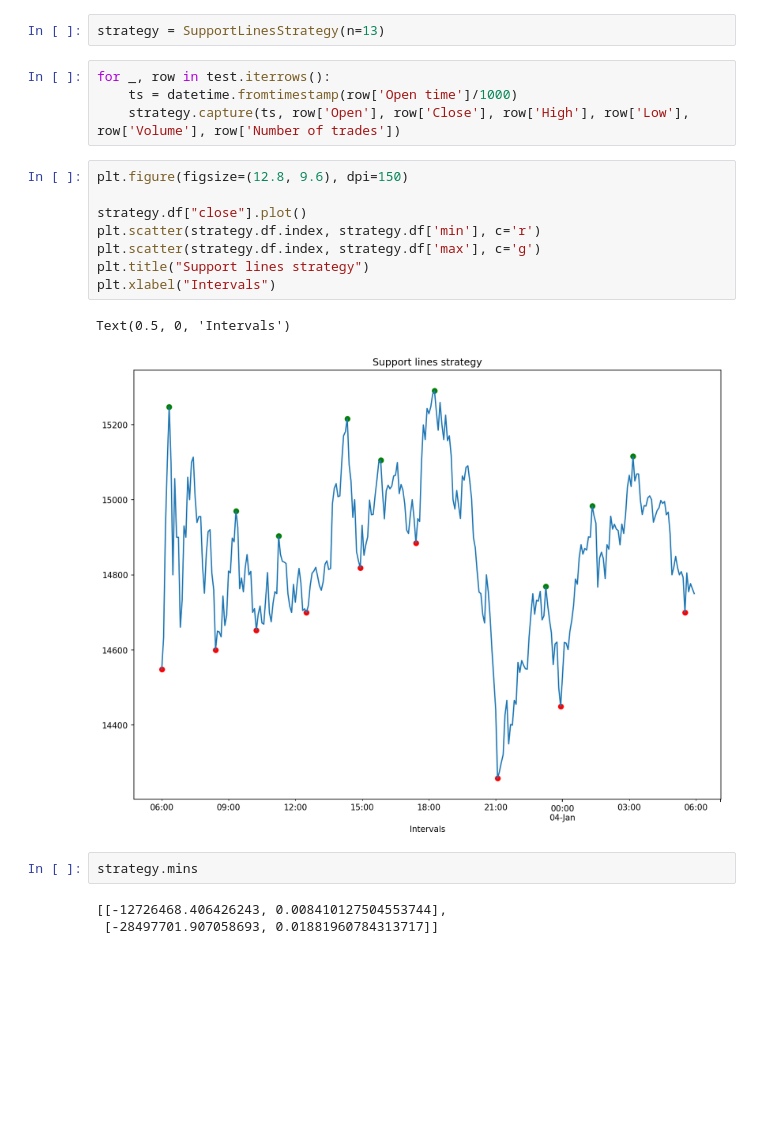
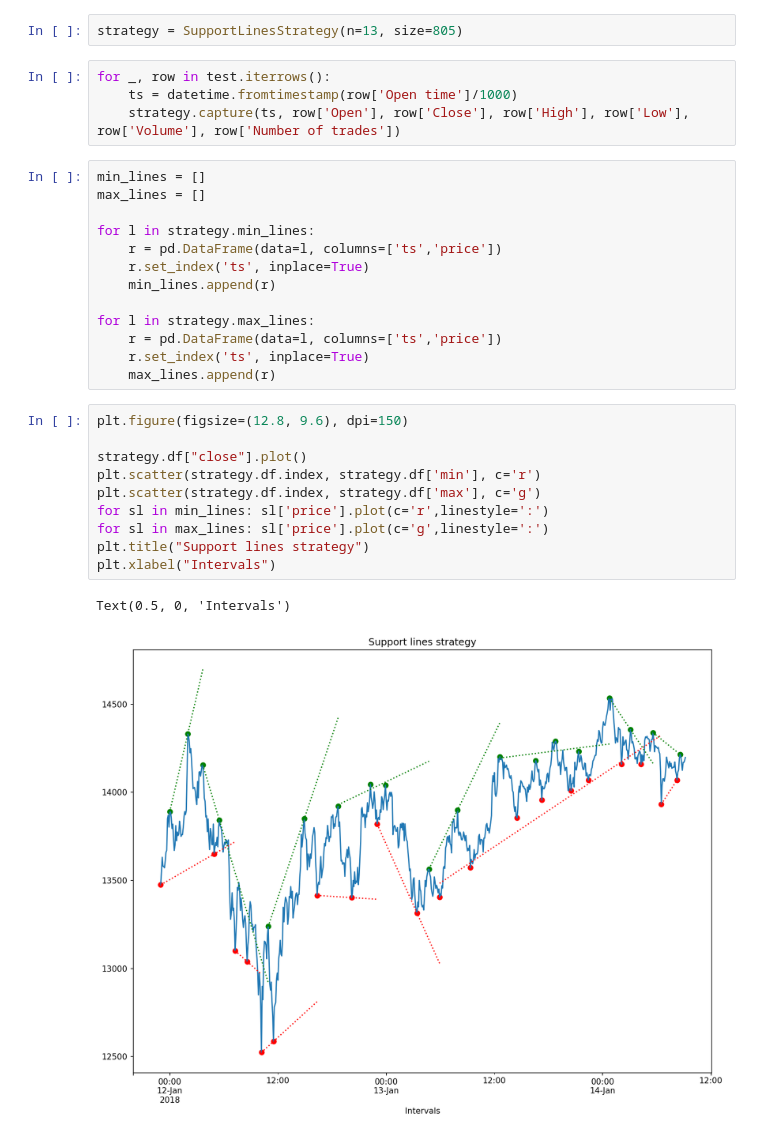
Before and after one commit to akucherov/py-trader, a Jupyter notebook: SupportLinesStrategy.ipynb, the cells around one changed output. Saved outputs shown, nothing was run; the diff lists cells and outputs as text; blank space fills up the shorter version.

Commit message:
Plots for support lines

```diff
--- a/SupportLinesStrategy.ipynb
+++ b/SupportLinesStrategy.ipynb
@@ -10,22 +11,32 @@ test = pd.read_csv('./data/2018-1-1-BTCUSDT-5m.csv').take(range(805))
 # %%
-strategy = SupportLinesStrategy(n=13)
+strategy = SupportLinesStrategy(n=13, size=805)
 # %%
 for _, row in test.iterrows():
     ts = datetime.fromtimestamp(row['Open time']/1000)
     strategy.capture(ts, row['Open'], row['Close'], row['High'], row['Low'], row['Volume'], row['Number of trades'])
+# %%
+min_lines = []
+max_lines = []
+
+for l in strategy.min_lines:
+    r = pd.DataFrame(data=l, columns=['ts','price'])
+    r.set_index('ts', inplace=True)
+    min_lines.append(r)
+
+for l in strategy.max_lines:
+    r = pd.DataFrame(data=l, columns=['ts','price'])
+    r.set_index('ts', inplace=True)
+    max_lines.append(r)
 # %%
 plt.figure(figsize=(12.8, 9.6), dpi=150)
 
 strategy.df["close"].plot()
 plt.scatter(strategy.df.index, strategy.df['min'], c='r')
 plt.scatter(strategy.df.index, strategy.df['max'], c='g')
+for sl in min_lines: sl['price'].plot(c='r',linestyle=':')
+for sl in max_lines: sl['price'].plot(c='g',linestyle=':')
 plt.title("Support lines strategy")
 plt.xlabel("Intervals")
 # %% [output]
 Text(0.5, 0, 'Intervals')
-[figure, old version]
+[figure, new version]
-# %%
-strategy.mins
-# %% [output]
-[[-12726468.406426243, 0.008410127504553744],
- [-28497701.907058693, 0.01881960784313717]]
```
Also changed, not shown: parts of 2 cells of this notebook, 1 other file.
